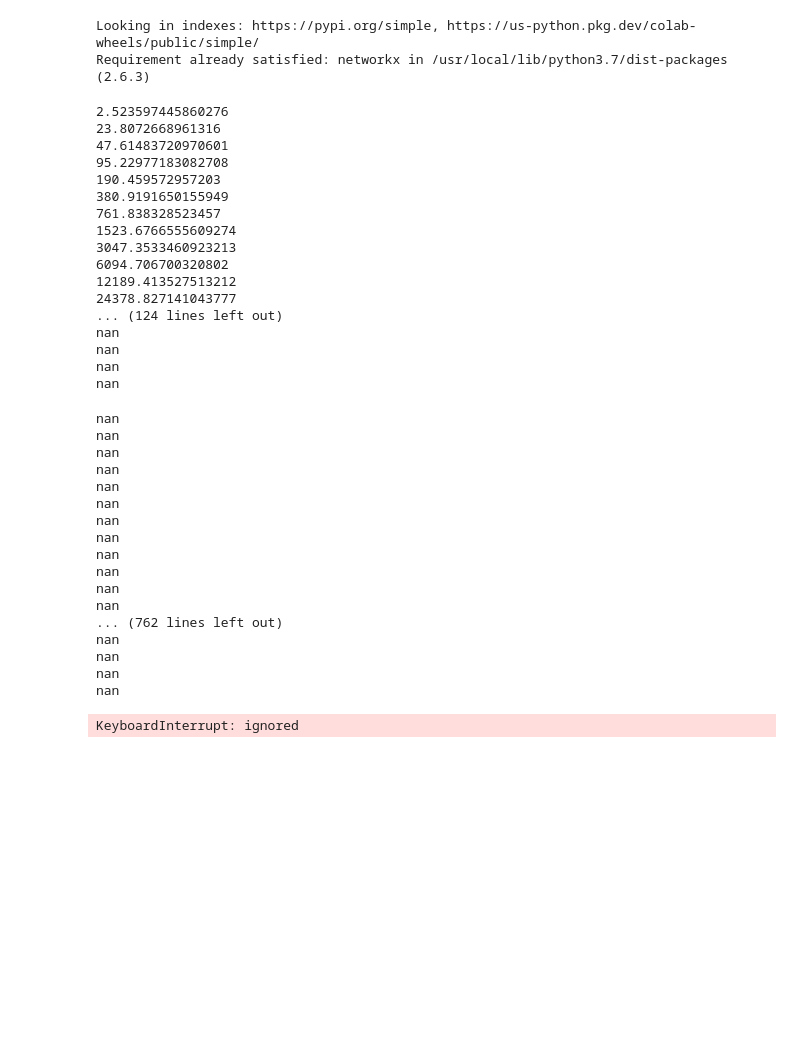
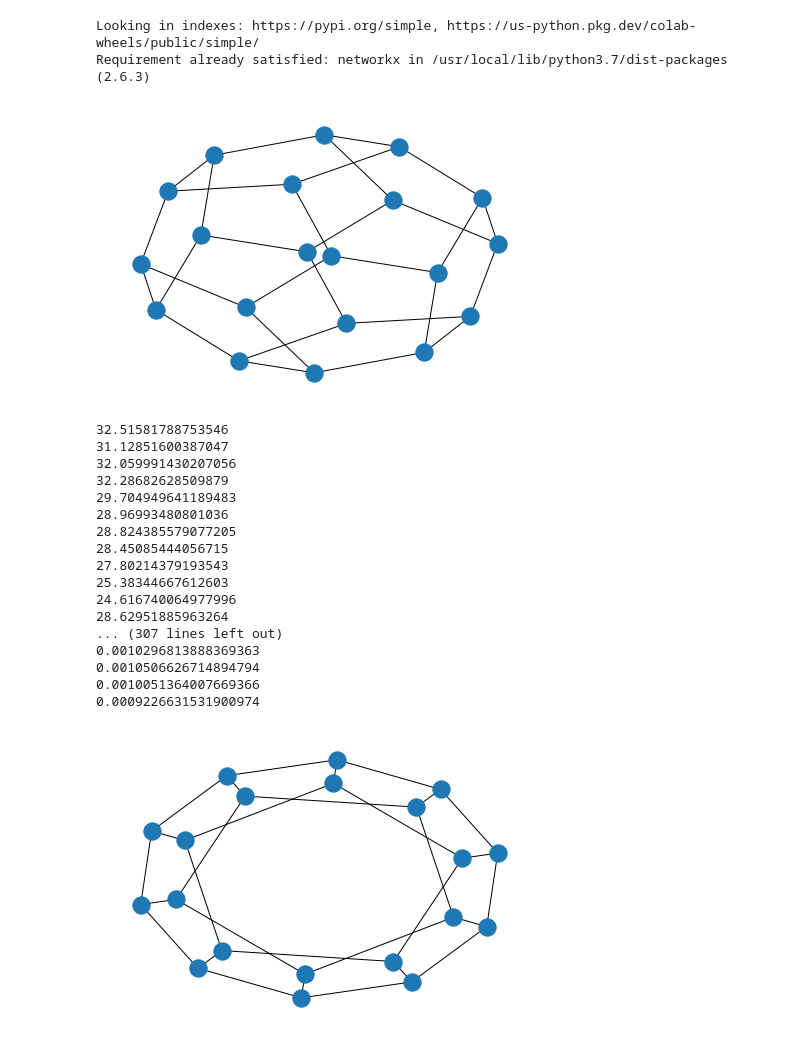
Before and after one commit to FugaTakata/cst1_kadai01, a Jupyter notebook: cst1_kadama_kawai.ipynb, the cells around one changed output. Saved outputs shown, nothing was run; the diff lists cells and outputs as text; code cells hidden in the pictures; blank space fills up the shorter version.

```diff
--- a/cst1_kadama_kawai.ipynb
+++ b/cst1_kadama_kawai.ipynb
@@ -92,49 +86,39 @@ def kamada_kawai(graph, pos, dists):
     pos[max_id][1] += dy
 
   return pos
+# %%
+dir = '/content/drive/MyDrive/cst1/graph/'
+filename = 'dodecahedral.json'
+graph = json_graph.node_link_graph(json.load(open(dir + filename)))
 # %%
 dists = dict(nx.all_pairs_shortest_path_length(graph))
 initial_pos = nx.random_layout(graph)
+nx.draw_kamada_kawai(graph)
+# %% [output]
+[figure, added]
 # %%
-pos = kamada_kawai(graph, initial_pos, dists)
+pos = kamada_kawai(graph, initial_pos, dists, 0.001)
 nx.draw(graph, pos)
 plt.show()
 for i in pos:
   if pos[i][0] != initial_pos[i][0] or pos[i][1] != initial_pos[i][1]:
     print(pos[i], initial_pos[i])
 # %% [output]
-2.523597445860276
-23.8072668961316
-47.61483720970601
-95.22977183082708
-190.459572957203
-380.9191650155949
-761.838328523457
-1523.6766555609274
-3047.3533460923213
-6094.706700320802
-12189.413527513212
-24378.827141043777
-... (124 lines left out)
-nan
-nan
-nan
-nan
+32.51581788753546
+31.12851600387047
+32.059991430207056
+32.28682628509879
+29.704949641189483
+28.96993480801036
+28.824385579077205
+28.45085444056715
+27.80214379193543
+25.38344667612603
+24.616740064977996
+28.62951885963264
+... (307 lines left out)
+0.0010296813888369363
+0.0010506626714894794
+0.0010051364007669366
+0.0009226631531900974
-nan
-nan
-nan
-nan
-nan
-nan
-nan
-nan
-nan
-nan
-nan
-nan
-... (762 lines left out)
-nan
-nan
-nan
-nan
-KeyboardInterrupt: ignored
+[figure, added]
```
Also changed, not shown: parts of 4 cells of this notebook.
